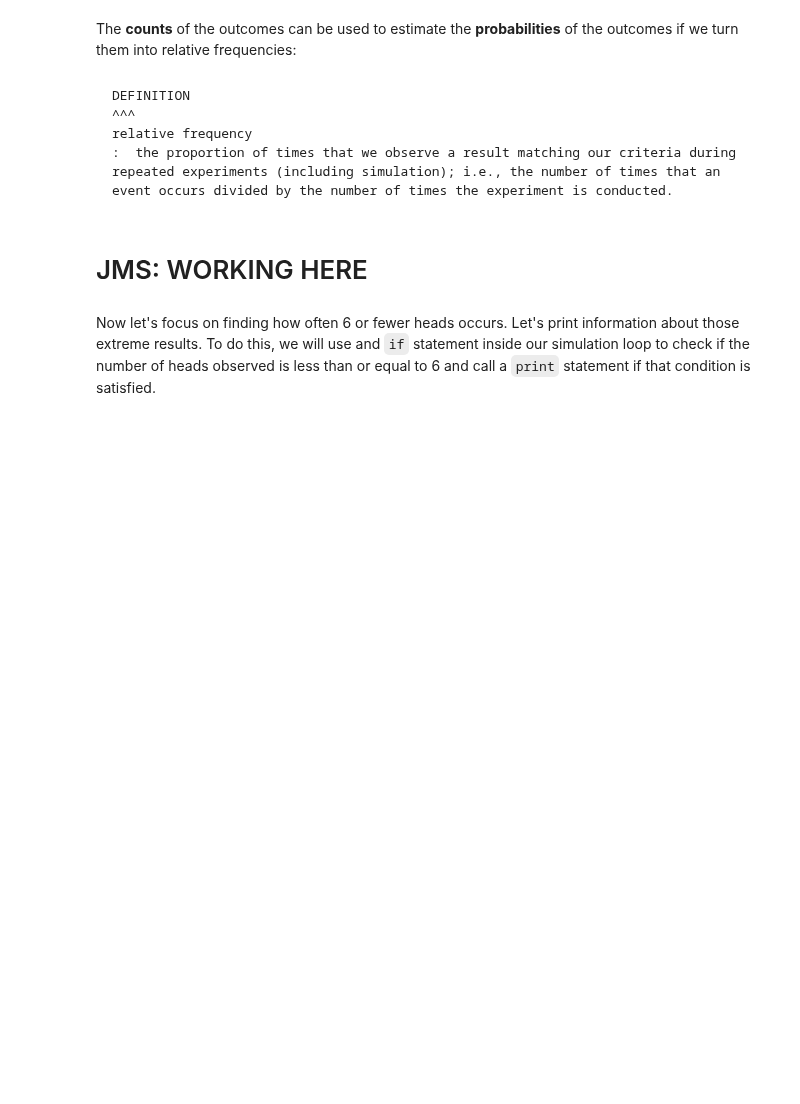
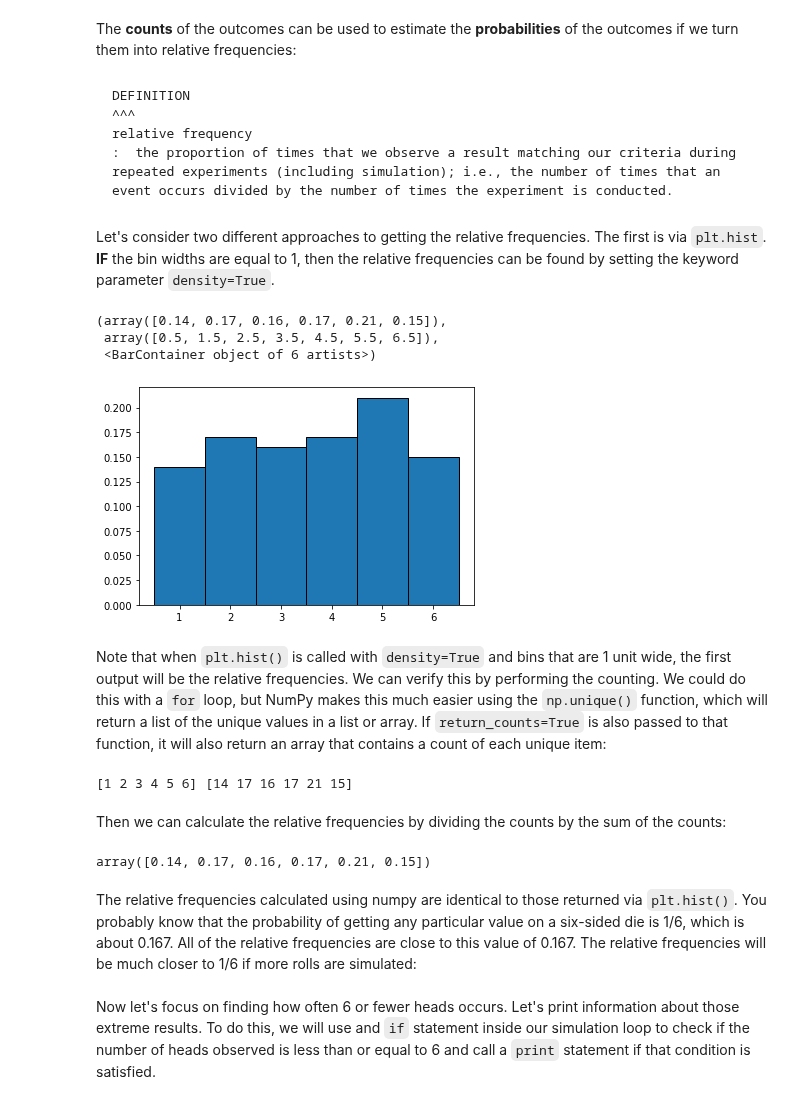
Before and after one commit to tangchen/Foundations-of-Data-Science-with-Python, a Jupyter notebook: 02/first-stats-sims.ipynb, the cells around one changed output. Drawn from its saved outputs; the diff is of its cells as text; code cells hidden in the pictures; blank space fills up the shorter version.

`````diff
--- a/02/first-stats-sims.ipynb
+++ b/02/first-stats-sims.ipynb
@@ -207,5 +211,28 @@ DEFINITION
 relative frequency
 :  the proportion of times that we observe a result matching our criteria during repeated experiments (including simulation); i.e., the number of times that an event occurs divided by the number of times the experiment is conducted.
 ````
-# %% [markdown]
-# JMS: WORKING HERE
+# %% [markdown]
+Let's consider two different approaches to getting the relative frequencies. The first is via `plt.hist`. **IF** the bin widths are equal to 1, then the relative frequencies can be found by setting the keyword parameter `density=True`.
+# %%
+plt.hist(rolls, bins=edges, edgecolor='black', density=True)
+# %% [output]
+(array([0.14, 0.17, 0.16, 0.17, 0.21, 0.15]),
+ array([0.5, 1.5, 2.5, 3.5, 4.5, 5.5, 6.5]),
+ <BarContainer object of 6 artists>)
+[figure, added]
+# %% [markdown]
+Note that when `plt.hist()` is called with `density=True` and bins that are 1 unit wide, the first output will be the relative frequencies. We can verify this by performing the counting. We could do this with a `for` loop, but NumPy makes this much easier using the `np.unique()` function, which will return a list of the unique values in a list or array. If `return_counts=True` is also passed to that function, it will also return an array that contains a count of each unique item:
+# %%
+vals, counts = np.unique(rolls, return_counts=True)
+print(vals, counts)
+# %% [output]
+[1 2 3 4 5 6] [14 17 16 17 21 15]
+# %% [markdown]
+Then we can calculate the relative frequencies by dividing the counts by the
+sum of the counts:
+# %%
+counts/counts.sum()
+# %% [output]
+array([0.14, 0.17, 0.16, 0.17, 0.21, 0.15])
+# %% [markdown]
+The relative frequencies calculated using numpy are identical to those returned via `plt.hist()`.  You probably know that the probability of getting any particular value on a six-sided die is 1/6, which is about 0.167. All of the relative frequencies are close to this value of 0.167. The relative frequencies will be much closer to 1/6 if more rolls are simulated:
`````
Also changed, not shown: parts of 2 cells of this notebook.
